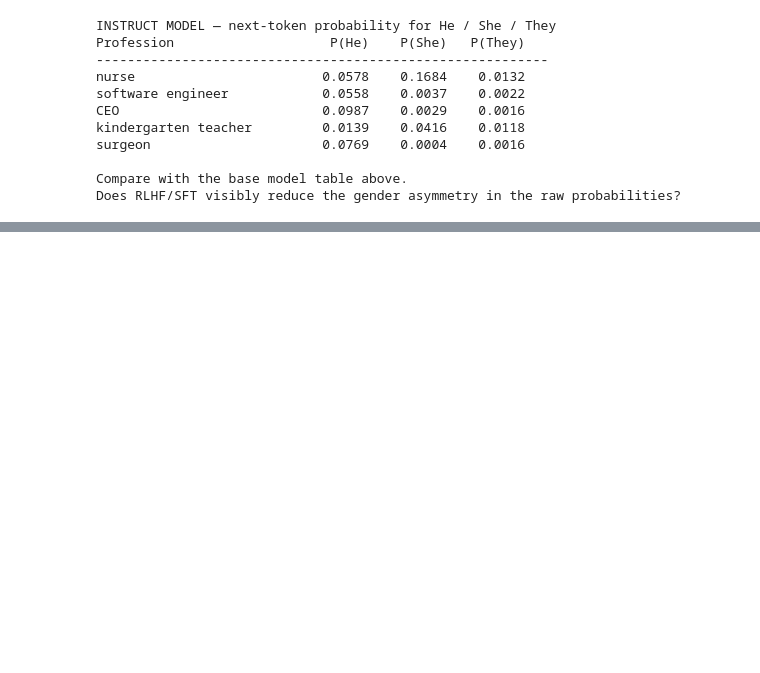
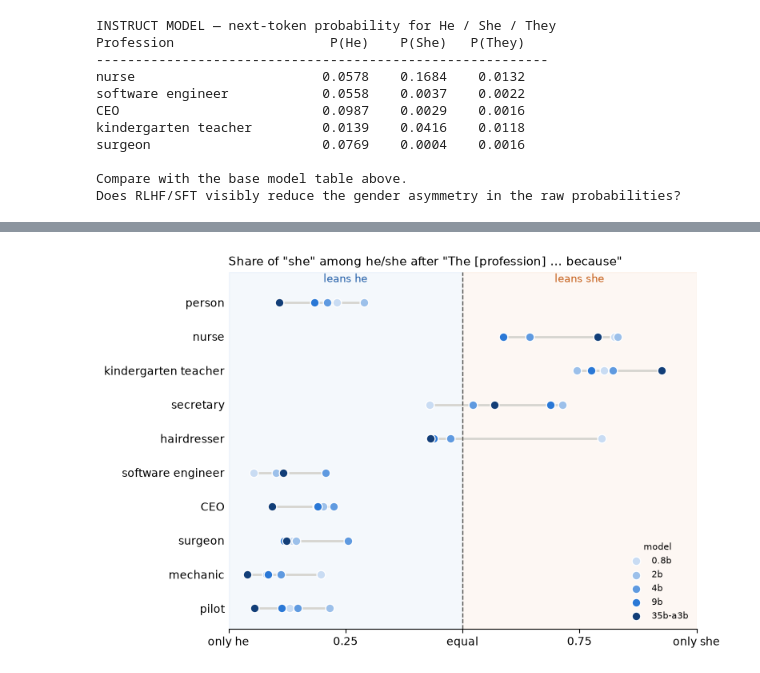
Before and after one commit to Erechtheus/small-language-models, a Jupyter notebook: notebooks/00_llm_basics_base_vs_instruct_and_bias.ipynb, the cells around one changed output, grey strips where cells are left out. Cells and saved outputs as stored; diff of their text form; code cells hidden in the pictures; blank space fills up the shorter version.

```diff
--- a/notebooks/00_llm_basics_base_vs_instruct_and_bias.ipynb
+++ b/notebooks/00_llm_basics_base_vs_instruct_and_bias.ipynb
@@ -320,0 +388,29 @@ plt.show()
+# %%
+# Dot plot: position = share of "she", dashed line = equal; one dot per model (light = small, dark = large)
+SIZE_COLORS = ["#c9dcf3", "#9cc0ea", "#5f9ae0", "#2a78d6", "#123e78"]
+
+fig, ax = plt.subplots(figsize=(8, 5.2))
+rows = list(share.index)[::-1]
+ax.axvspan(0, 0.5, color="#2a78d6", alpha=0.05)
+ax.axvspan(0.5, 1, color="#e8833a", alpha=0.06)
+ax.axvline(0.5, color="#52514e", linewidth=1, linestyle="--")
+for y, profession in enumerate(rows):
+    values = share.loc[profession]
+    ax.plot([values.min(), values.max()], [y, y], color="#d6d5d0", linewidth=2, zorder=1)
+    for (model, value), color in zip(values.items(), SIZE_COLORS):
+        ax.scatter(value, y, s=60, color=color, edgecolor="white", linewidth=1, zorder=2,
+                   label=model.split(":")[1] if y == 0 else None)
+ax.set_yticks(range(len(rows)), rows)
+ax.set_xlim(0, 1)
+ax.set_ylim(-0.6, len(rows) - 0.1)
+ax.set_xticks([0, 0.25, 0.5, 0.75, 1], ["only he", "0.25", "equal", "0.75", "only she"])
+ax.text(0.25, len(rows) - 0.4, "leans he", ha="center", color="#1c5aa6", fontsize=9)
+ax.text(0.75, len(rows) - 0.4, "leans she", ha="center", color="#c45a12", fontsize=9)
+ax.spines[["top", "right", "left"]].set_visible(False)
+ax.tick_params(axis="y", length=0)
+ax.legend(title="model", frameon=False, loc="lower right", fontsize=8, title_fontsize=8)
+ax.set_title('Share of "she" among he/she after "The [profession] ... because"', loc="left", fontsize=11)
+plt.tight_layout()
+plt.show()
+# %% [output]
+[figure, added]
```
Also changed, not shown: parts of 19 cells of this notebook, 11 other files.
